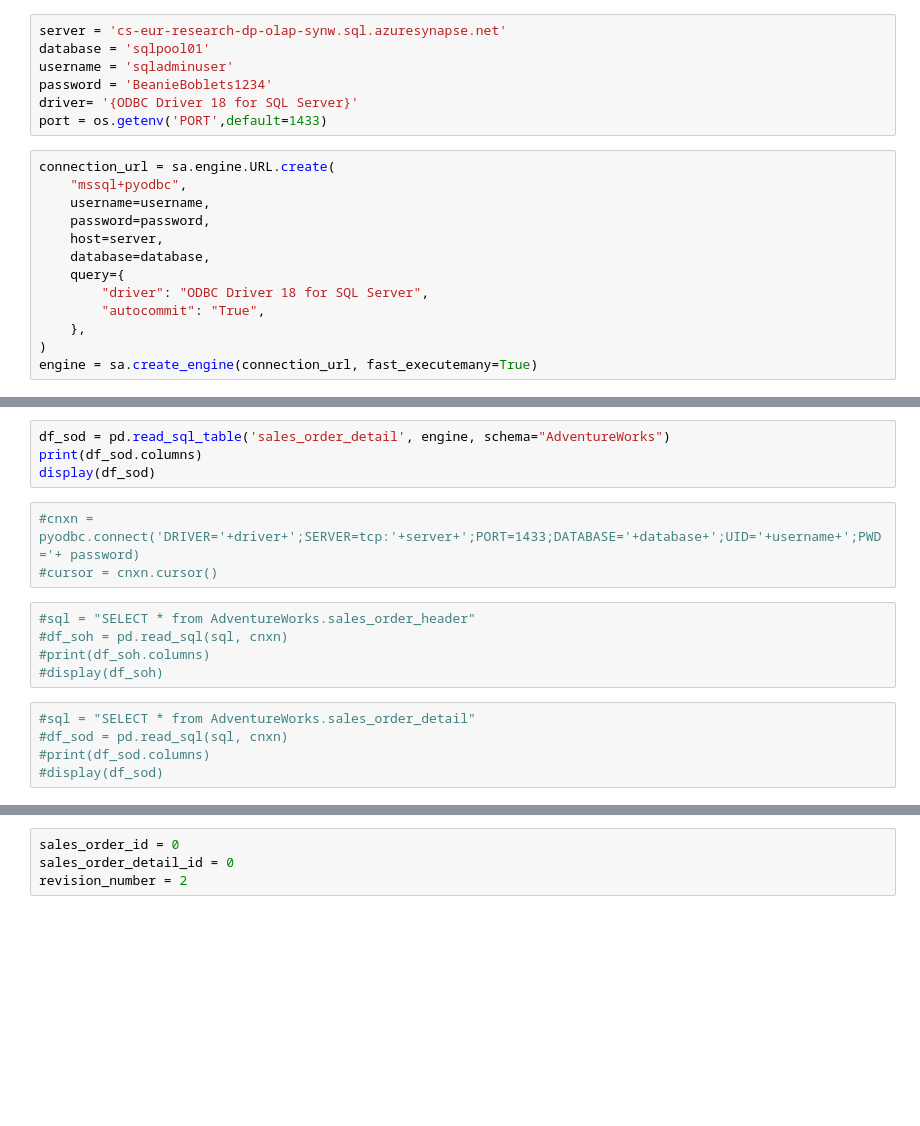
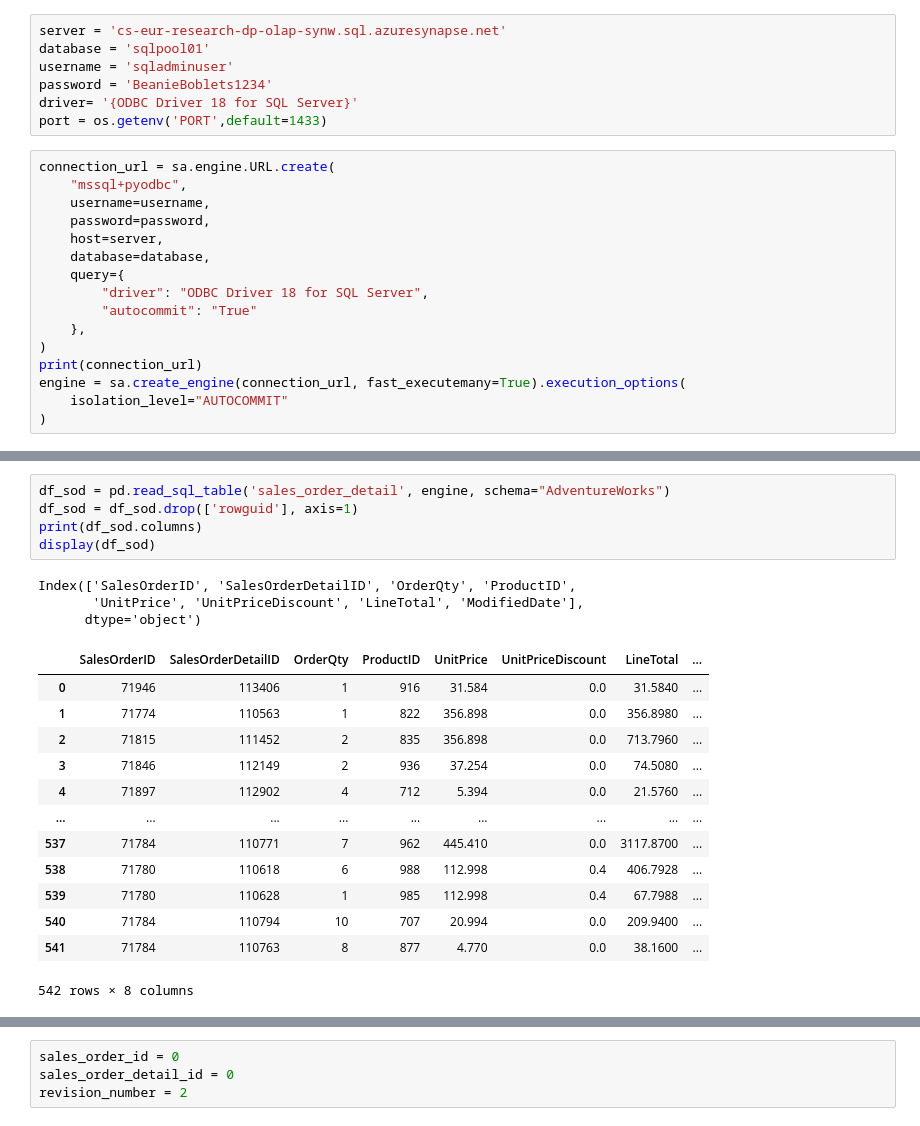
Before and after one commit to corticalstack/azure-data-platform-demo, a Jupyter notebook: adventureworks_sales_enlarge.ipynb, the cells around one changed output, grey strips where cells are left out. Saved outputs shown, nothing was run; the diff lists cells and outputs as text; blank space fills up the shorter version.

```diff
--- a/adventureworks_sales_enlarge.ipynb
+++ b/adventureworks_sales_enlarge.ipynb
@@ -23,7 +23,10 @@ connection_url = sa.engine.URL.create(
     database=database,
     query={
         "driver": "ODBC Driver 18 for SQL Server",
-        "autocommit": "True",
+        "autocommit": "True"
     },
 )
-engine = sa.create_engine(connection_url, fast_executemany=True)
+print(connection_url)
+engine = sa.create_engine(connection_url, fast_executemany=True).execution_options(
+    isolation_level="AUTOCOMMIT"
+)
@@ -34,20 +65,25 @@ display(df_soh)
 # %%
 df_sod = pd.read_sql_table('sales_order_detail', engine, schema="AdventureWorks")
+df_sod = df_sod.drop(['rowguid'], axis=1)
 print(df_sod.columns)
 display(df_sod)
+# %% [output]
+Index(['SalesOrderID', 'SalesOrderDetailID', 'OrderQty', 'ProductID',
+       'UnitPrice', 'UnitPriceDiscount', 'LineTotal', 'ModifiedDate'],
+      dtype='object')
+|  | SalesOrderID | SalesOrderDetailID | OrderQty | ProductID | UnitPrice | UnitPriceDiscount | LineTotal | ... |
+| 0 | 71946 | 113406 | 1 | 916 | 31.584 | 0.0 | 31.5840 | ... |
+| 1 | 71774 | 110563 | 1 | 822 | 356.898 | 0.0 | 356.8980 | ... |
+| 2 | 71815 | 111452 | 2 | 835 | 356.898 | 0.0 | 713.7960 | ... |
+| 3 | 71846 | 112149 | 2 | 936 | 37.254 | 0.0 | 74.5080 | ... |
+| 4 | 71897 | 112902 | 4 | 712 | 5.394 | 0.0 | 21.5760 | ... |
+| ... | ... | ... | ... | ... | ... | ... | ... | ... |
+| 537 | 71784 | 110771 | 7 | 962 | 445.410 | 0.0 | 3117.8700 | ... |
+| 538 | 71780 | 110618 | 6 | 988 | 112.998 | 0.4 | 406.7928 | ... |
+| 539 | 71780 | 110628 | 1 | 985 | 112.998 | 0.4 | 67.7988 | ... |
+| 540 | 71784 | 110794 | 10 | 707 | 20.994 | 0.0 | 209.9400 | ... |
+| 541 | 71784 | 110763 | 8 | 877 | 4.770 | 0.0 | 38.1600 | ... |
+542 rows × 8 columns
-# %%
-#cnxn = pyodbc.connect('DRIVER='+driver+';SERVER=tcp:'+server+';PORT=1433;DATABASE='+database+';UID='+username+';PWD='+ password)
-#cursor = cnxn.cursor()
-# %%
-#sql = "SELECT * from AdventureWorks.sales_order_header"
-#df_soh = pd.read_sql(sql, cnxn)
-#print(df_soh.columns)
-#display(df_soh)
-# %%
-#sql = "SELECT * from AdventureWorks.sales_order_detail"
-#df_sod = pd.read_sql(sql, cnxn)
-#print(df_sod.columns)
-#display(df_sod)
 # %%
 # Get distinct customers
 df_customers = df_soh[['AccountNumber', 'CustomerID', 'ShipToAddressID', 'BillToAddressID', 'ShipMethod', 'CreditCardApprovalCode']].copy()
```
Also changed, not shown: parts of 15 cells of this notebook.
